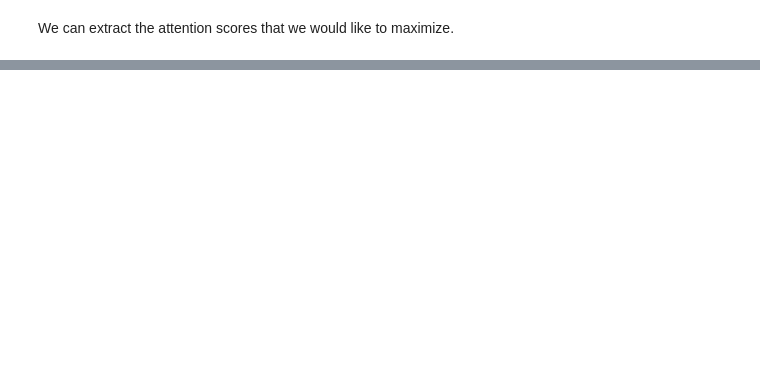
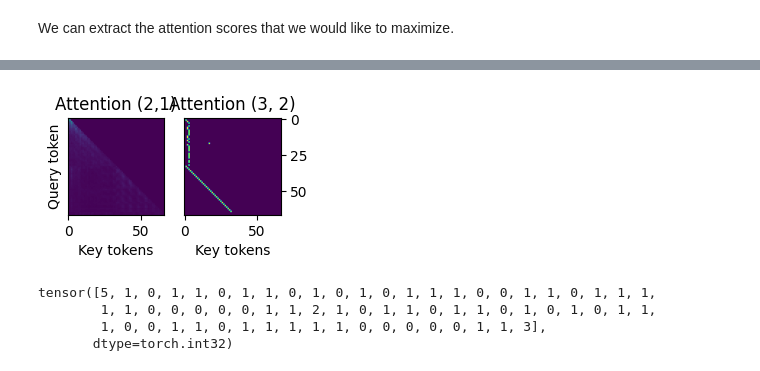
Before and after one commit to fairinternal/composable-llm, a Jupyter notebook: notebooks/scratchpad.ipynb, the cells around one changed output, grey strips where cells are left out. Drawn from its saved outputs; the diff is of its cells as text; code cells hidden in the pictures; blank space fills up the shorter version.

```diff
--- a/notebooks/scratchpad.ipynb
+++ b/notebooks/scratchpad.ipynb
@@ -199,0 +182,23 @@ axes[1].imshow(attn1 > .5)
+# %%
+WIDTH = 5.5
+HEIGHT = WIDTH / 1.5
+fig, axes = plt.subplots(1, 2, figsize=(.5 * WIDTH, .5 * HEIGHT))
+axes[0].imshow(attn10)
+axes[1].imshow(attn20 > .5)
+axes[0].set_title('Attention (2,1)')
+axes[1].set_title('Attention (3, 2)')
+axes[0].set_xlabel('Key tokens')
+axes[1].set_xlabel('Key tokens')
+axes[0].set_ylabel('Query token')
+axes[0].set_yticks([])
+axes[1].yaxis.tick_right()
+fig.savefig('attention_map_corrupted.pdf', bbox_inches="tight", dpi=300)
+# %% [output]
+[figure, added]
+# %%
+sequence[i]
+# %% [output]
+tensor([5, 1, 0, 1, 1, 0, 1, 1, 0, 1, 0, 1, 0, 1, 1, 1, 0, 0, 1, 1, 0, 1, 1, 1,
+        1, 1, 0, 0, 0, 0, 0, 1, 1, 2, 1, 0, 1, 1, 0, 1, 1, 0, 1, 0, 1, 0, 1, 1,
+        1, 0, 0, 1, 1, 0, 1, 1, 1, 1, 1, 0, 0, 0, 0, 0, 1, 1, 3],
+       dtype=torch.int32)
```
Also changed, not shown: parts of 15 cells of this notebook, 8 other files.
